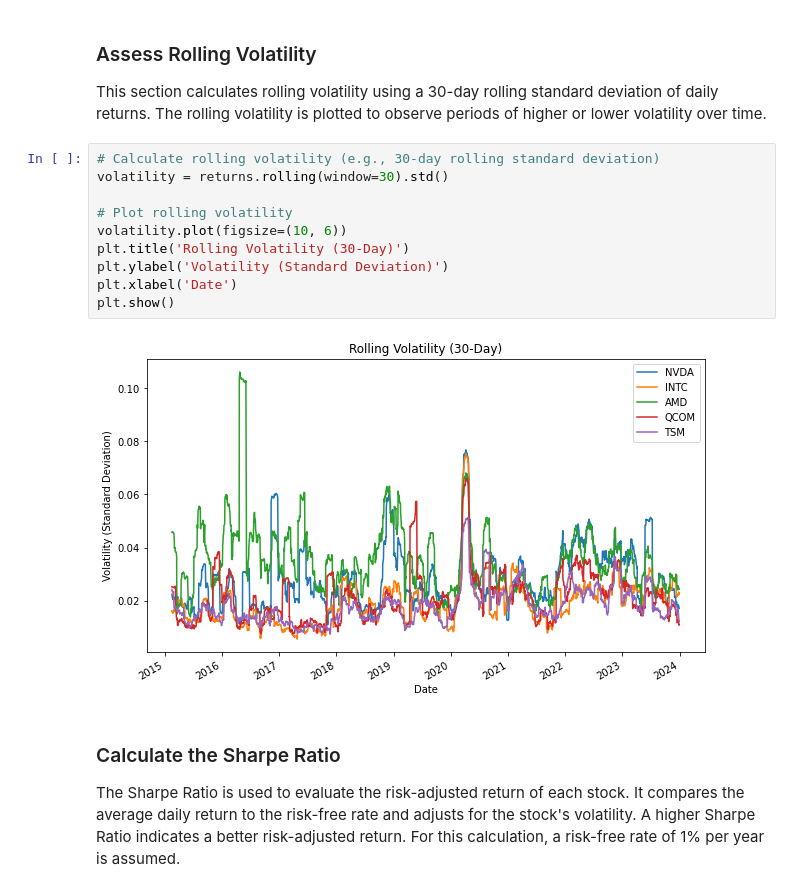
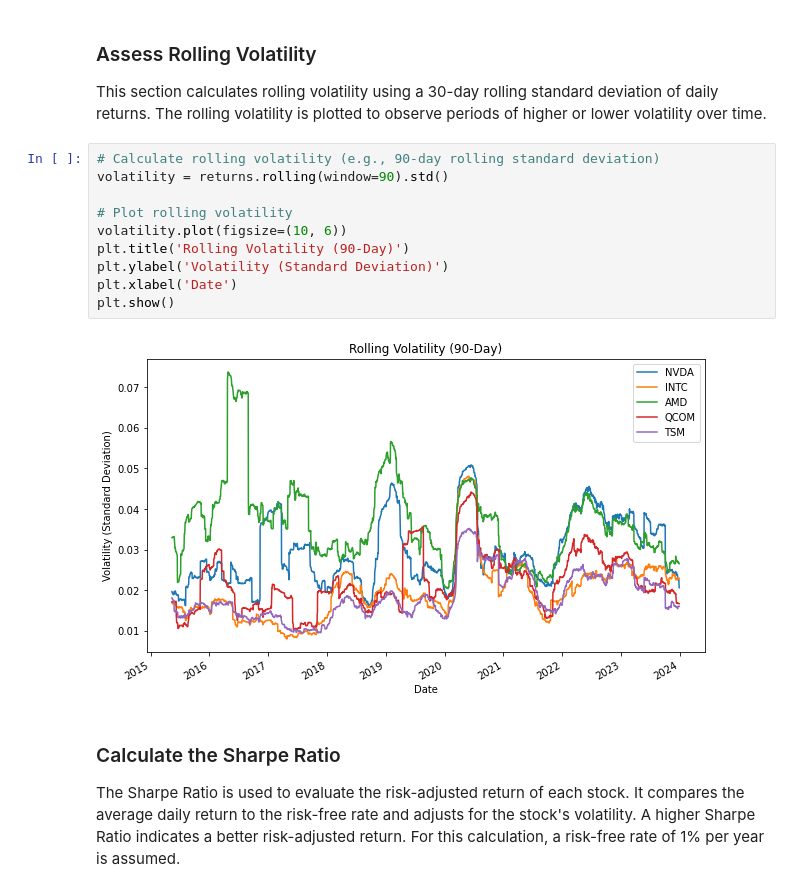
Before and after one commit to xintamosaik/Semiconductor_Stock_Analysis, a Jupyter notebook: semiconductor_stock_analysis_2015_2023.ipynb, the cells around one changed output. Cells and saved outputs as stored; diff of their text form.

```diff
--- a/semiconductor_stock_analysis_2015_2023.ipynb
+++ b/semiconductor_stock_analysis_2015_2023.ipynb
@@ -201,17 +218,17 @@ plt.show()
 
 This section calculates rolling volatility using a 30-day rolling standard deviation of daily returns. The rolling volatility is plotted to observe periods of higher or lower volatility over time.
 # %%
-# Calculate rolling volatility (e.g., 30-day rolling standard deviation)
-volatility = returns.rolling(window=30).std()
+# Calculate rolling volatility (e.g., 90-day rolling standard deviation)
+volatility = returns.rolling(window=90).std()
 
 # Plot rolling volatility
 volatility.plot(figsize=(10, 6))
-plt.title('Rolling Volatility (30-Day)')
+plt.title('Rolling Volatility (90-Day)')
 plt.ylabel('Volatility (Standard Deviation)')
 plt.xlabel('Date')
 plt.show()
 # %% [output]
-[figure, old version]
+[figure, new version]
 # %% [markdown]
 ### Calculate the Sharpe Ratio
 
```
Also changed, not shown: parts of 4 cells of this notebook.
